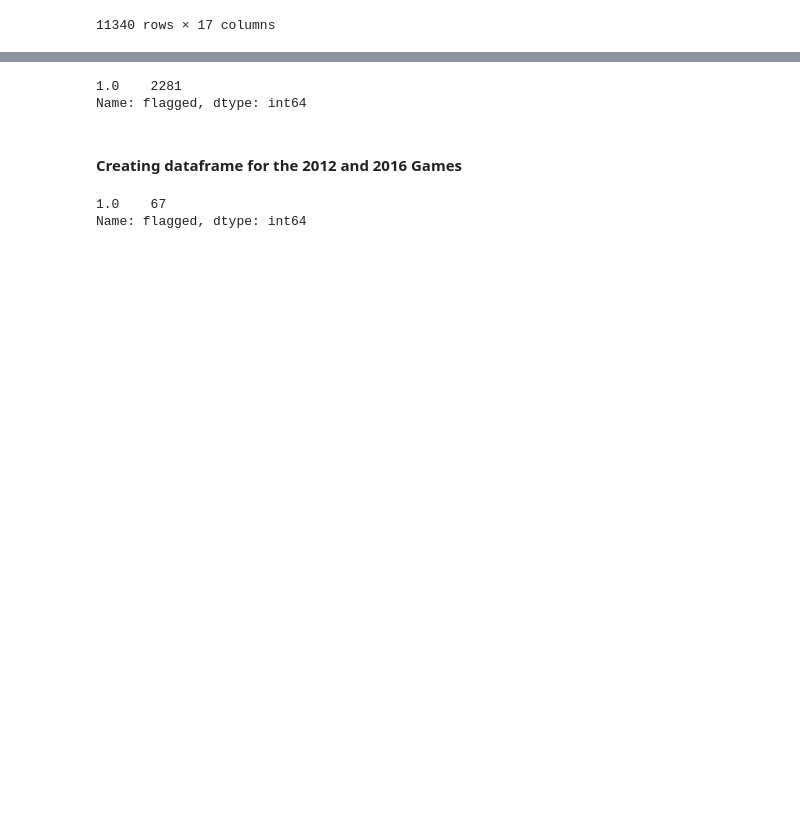
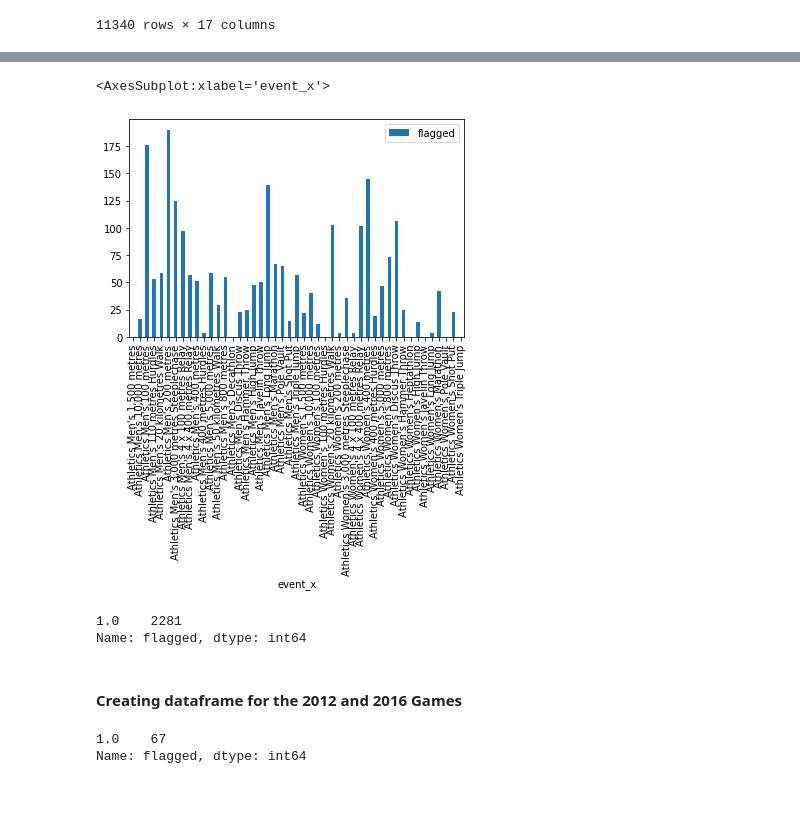
Before and after one commit to jwong853/Olympic_PED_use, a Jupyter notebook: notebooks/03_model_data.ipynb, the cells around one changed output, grey strips where cells are left out. Cells and saved outputs as stored; diff of their text form; code cells hidden in the pictures; blank space fills up the shorter version.

```diff
--- a/notebooks/03_model_data.ipynb
+++ b/notebooks/03_model_data.ipynb
@@ -158,3 +179,8 @@ df
+# %%
+flagged.plot(kind='bar')
+# %% [output]
+<AxesSubplot:xlabel='event_x'>
+[figure, added]
 # %%
 df.flagged.value_counts()
 # %% [output]
```
Also changed, not shown: parts of 6 cells of this notebook, 2 other files.
